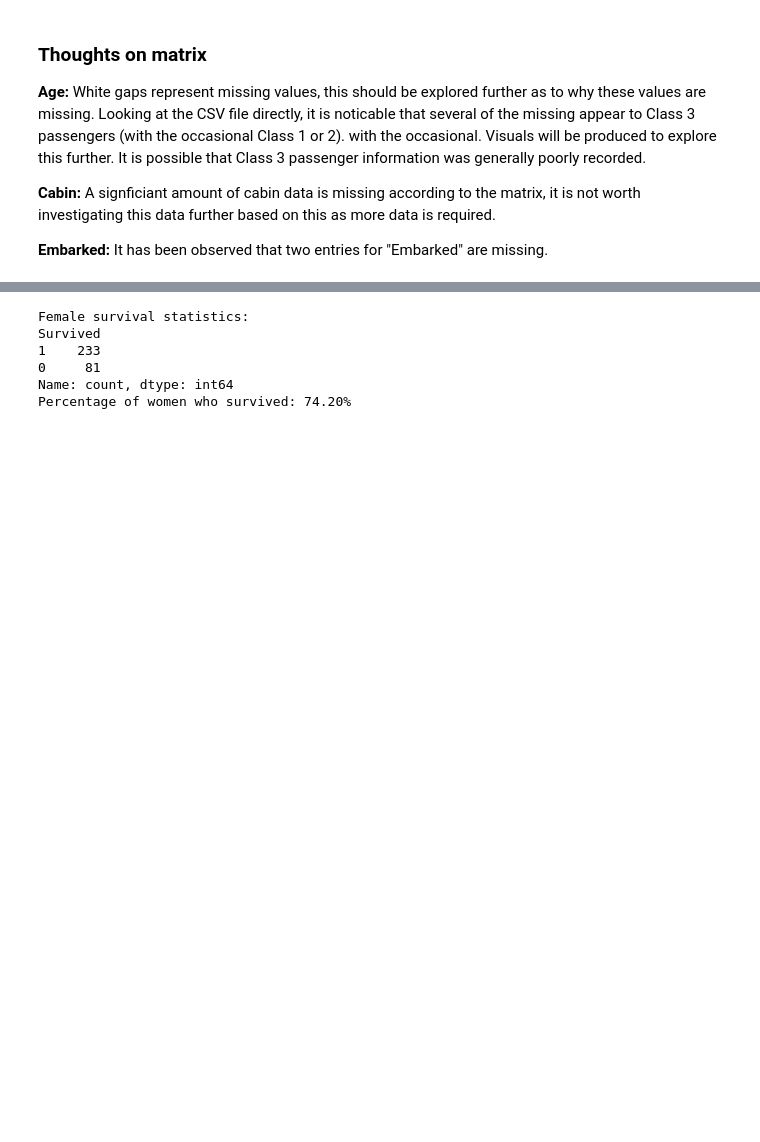
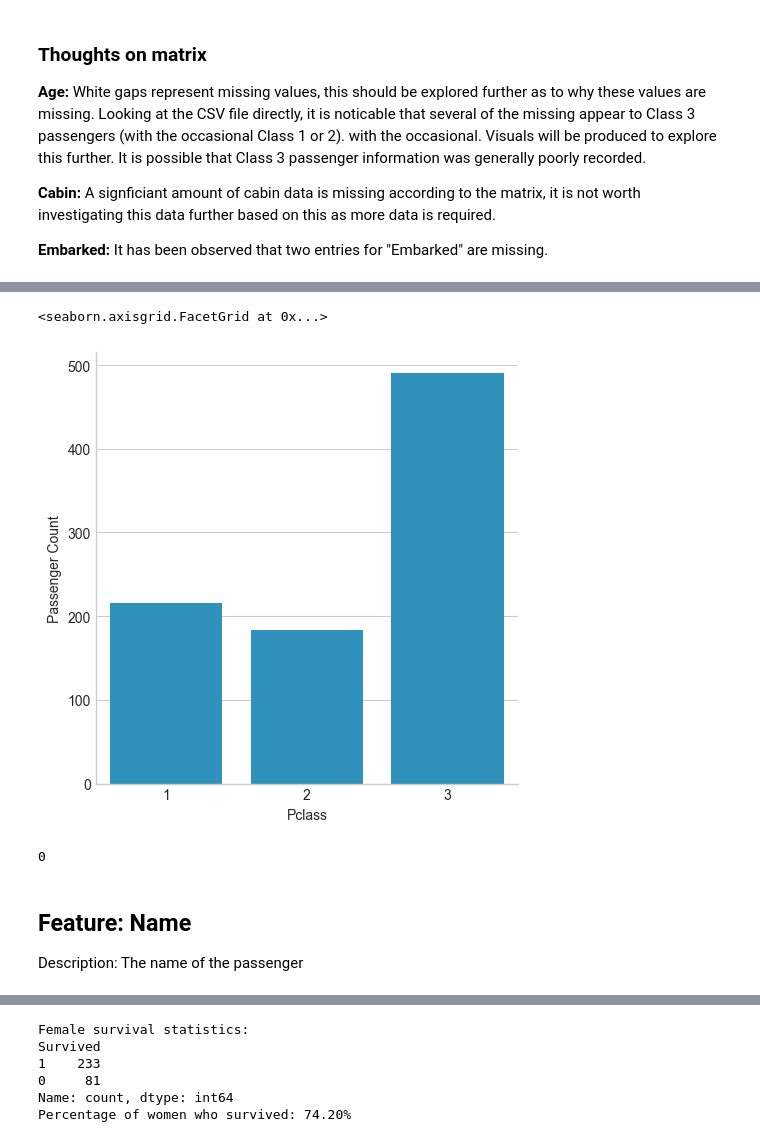
Before and after one commit to joshua-dixon1/Titanic-Survival-Analysis-and-Prediction, a Jupyter notebook: titanic_analysis.ipynb, the cells around one changed output, grey strips where cells are left out. Cells and saved outputs as stored; diff of their text form; code cells hidden in the pictures; blank space fills up the shorter version.

```diff
--- a/titanic_analysis.ipynb
+++ b/titanic_analysis.ipynb
@@ -224,0 +295,17 @@ Name: count, dtype: int64
+# %%
+# Plot bar chart for Pclass. This confirms there are only 3 passenger classes in the dataset
+
+Pclass_bar = sns.catplot(train_data["Pclass"], x = train_data["Pclass"].index, kind = "count", color = "#189ad3")
+Pclass_bar.set_axis_labels(None, "Passenger Count")
+# %% [output]
+<seaborn.axisgrid.FacetGrid at 0x...>
+[figure, added]
+# %%
+# Are there any missing values for passenger class?
+missing_values_dict["Pclass"]
+# %% [output]
+0
+# %% [markdown]
+## Feature: Name
+
+Description: The name of the passenger
```
Also changed, not shown: parts of 56 cells of this notebook.
